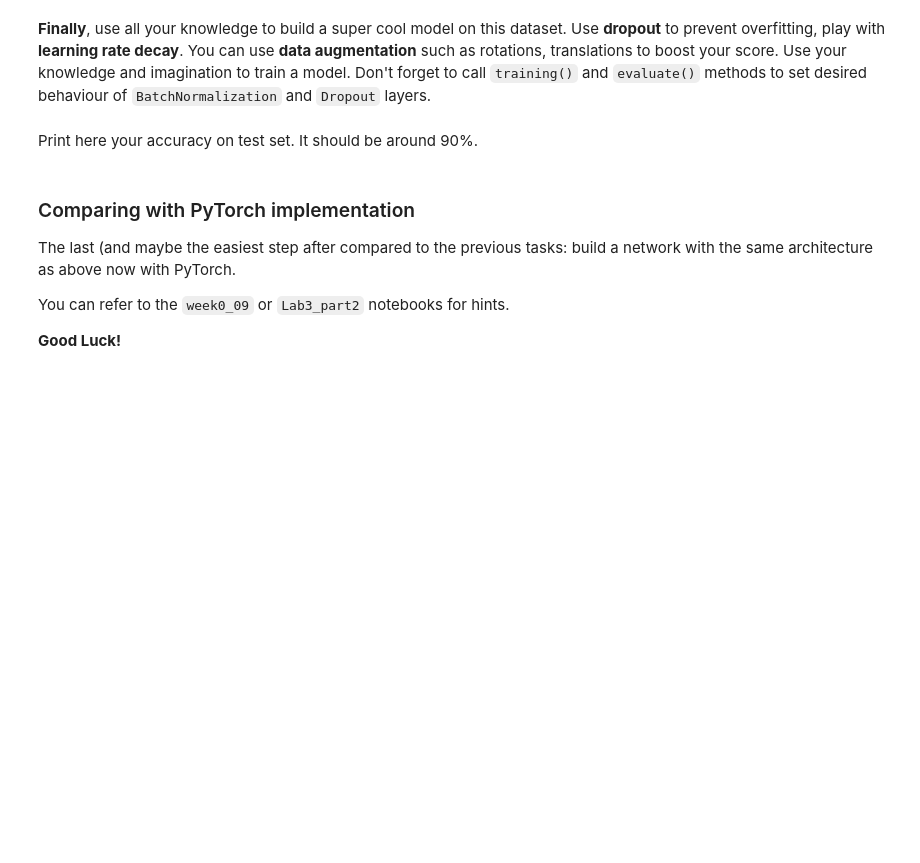
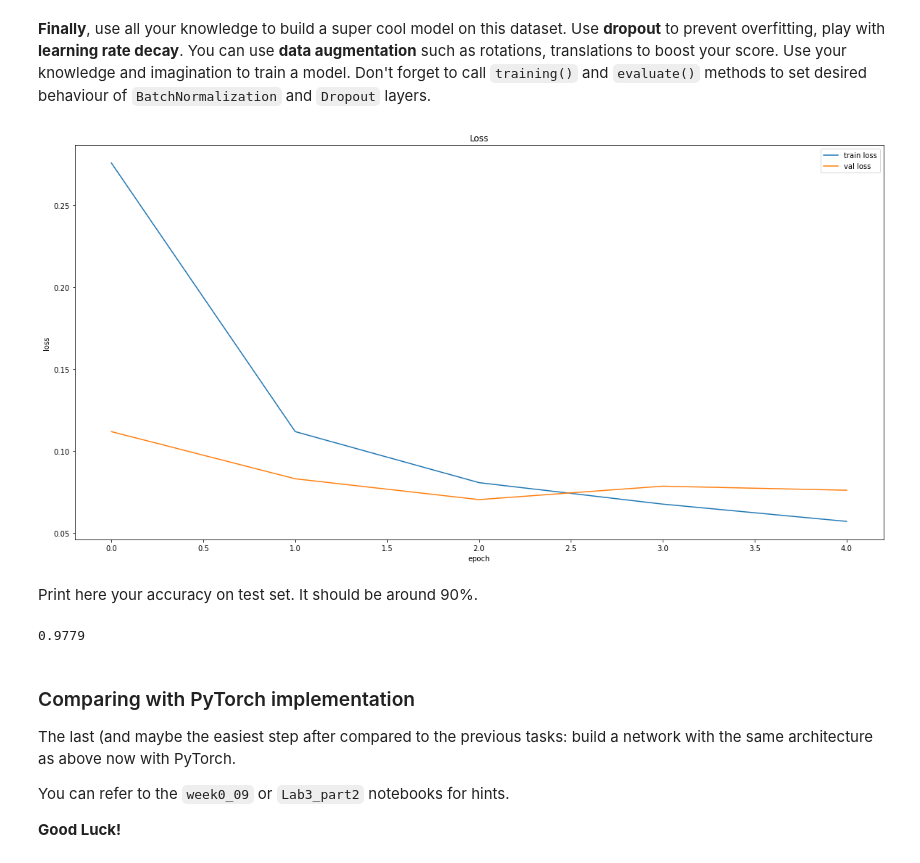
Before and after one commit to aeglushkov/made-ml-2021, a Jupyter notebook: homeworks/assignment0_05_nn_from_scratch/main_notebook.ipynb, the cells around one changed output. Drawn from its saved outputs; the diff is of its cells as text; code cells hidden in the pictures; blank space fills up the shorter version.

```diff
--- a/homeworks/assignment0_05_nn_from_scratch/main_notebook.ipynb
+++ b/homeworks/assignment0_05_nn_from_scratch/main_notebook.ipynb
@@ -179,0 +304,33 @@ You would better pick the best optimizer params for each of them, but it is over
+# %%
+# Training models with BatchNorm
+for activation_name, activation in activation_dict.items():
+    optimizer = sgd_momentum
+    optimizer_config = {'learning_rate': 1e-2, 'momentum': 0.9}
+    optimizer_state = {}
+
+    criterion = ClassNLLCriterion()
+
+    model = Sequential()
+    model.add(Flatten())
+    model.add(Linear(784, 50))
+    model.add(BatchNormalization(alpha=0.9))
+    model.add(ChannelwiseScaling(50))
+    model.add(activation())
+    model.add(Linear(50, 10))
+    model.add(LogSoftMax())
+
+    train_loss, val_loss = train(
+        model=model,
+        train_data=(X_train, y_train_ohe),
+        val_data=(X_val, y_val_ohe),
+        n_epochs=n_epochs,
+        batch_size=batch_size,
+        optimizer=optimizer,
+        optimizer_config=optimizer_config,
+        optimizer_state=optimizer_state,
+        criterion=criterion,
+        title=activation_name + "_BatchNorm"
+    )
+
+    losses_dict["train_bn"][activation_name] = train_loss
+    losses_dict["val_bn"][activation_name] = val_loss
@@ -187,0 +527,13 @@ Write your personal opinion on the activation functions, think about computation
+# %%
+plt.figure(figsize=(20, 10))
+
+plt.title("Loss")
+plt.plot(train_loss, label='train loss')
+plt.plot(val_loss, label='val loss')
+plt.xlabel("epoch")
+plt.ylabel("loss")
+plt.legend()
+
+plt.show()
+# %% [output]
+[figure, added]
@@ -189,6 +548,12 @@ Write your personal opinion on the activation functions, think about computation
 Print here your accuracy on test set. It should be around 90%.
 # %%
 # Your answer goes here. ################################################
+from sklearn.metrics import accuracy_score
+
+
+print(accuracy_score(true_labels, predictions))
+# %% [output]
+0.9779
 # %% [markdown]
 ### Comparing with PyTorch implementation
 The last (and maybe the easiest step after compared to the previous tasks: build a network with the same architecture as above now with PyTorch.
```
Also changed, not shown: parts of 29 cells of this notebook, 2 other files.
